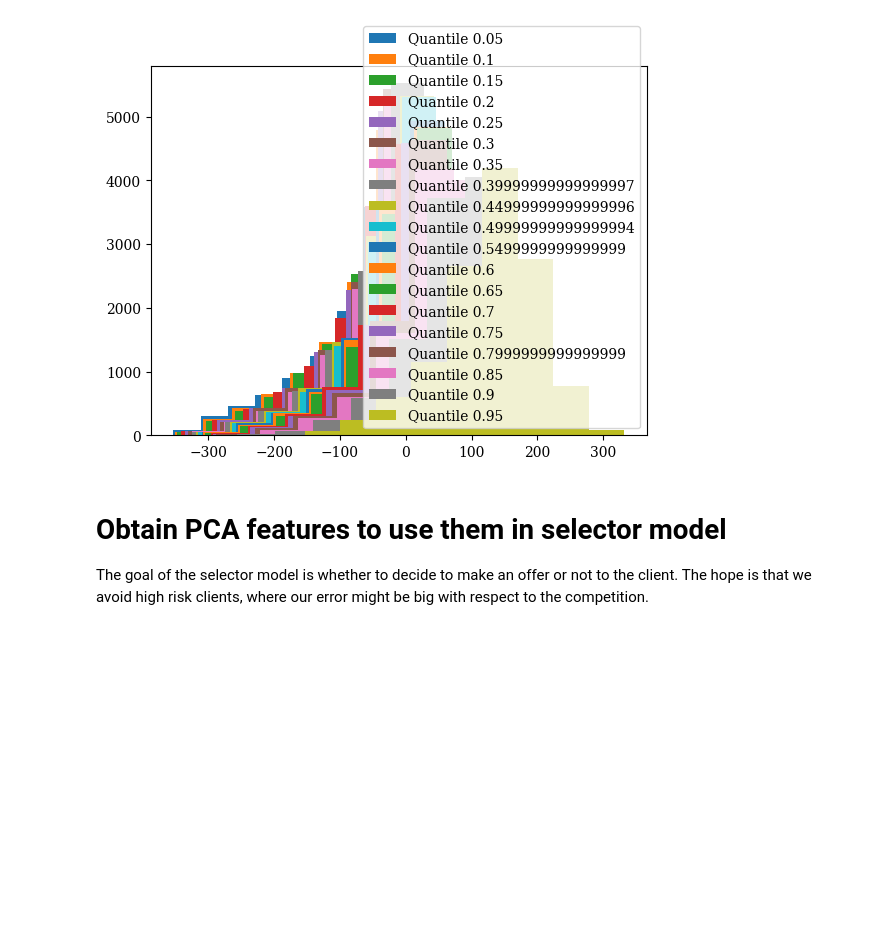
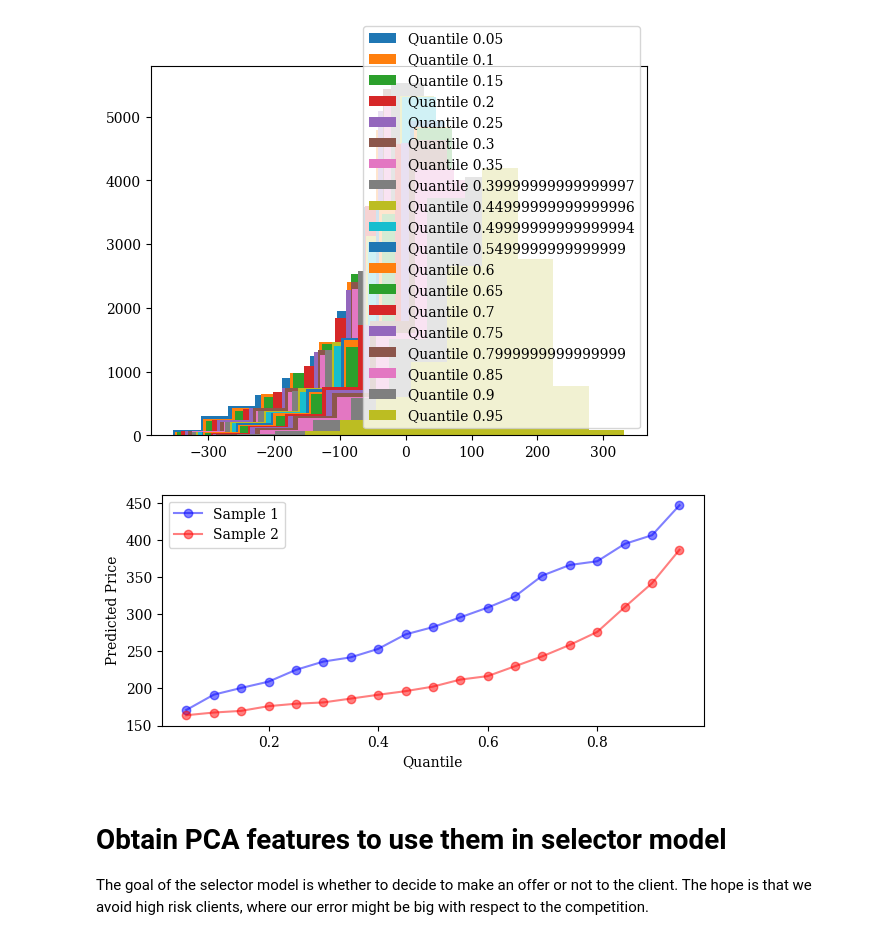
Before and after one commit to paa27/auto-insurance, a Jupyter notebook: notebooks/exploratory/exploratory_analysis_2.ipynb, the cells around one changed output. Cells and saved outputs as stored; diff of their text form; code cells hidden in the pictures; blank space fills up the shorter version.

```diff
--- a/notebooks/exploratory_analysis_2.ipynb
+++ b/notebooks/exploratory/exploratory_analysis_2.ipynb
@@ -211,6 +227,23 @@ ax.legend()
 # %% [output]
 <matplotlib.legend.Legend at 0x...>
 [figure]
+# %%
+
+predictions = {q: model_.predict(xgb.DMatrix(X_val))
+               for q, model_ in pricing_model.base_models.items()}
+quantiles = predictions.keys()
+predictions_sample_1 = np.array([predictions[q][2] for q in quantiles])
+predictions_sample_2 = np.array([predictions[q][1] for q in quantiles])
+
+f, ax = plt.subplots(figsize=(7, 3))
+ax.plot(quantiles, predictions_sample_1, alpha=0.5, label='Sample 1', marker='o', color='blue')
+ax.plot(quantiles, predictions_sample_2, alpha=0.5, label='Sample 2', marker='o', color='red')
+ax.set_xlabel('Quantile')
+ax.set_ylabel('Predicted Price')
+ax.legend()
+plt.show()
+# %% [output]
+[figure, added]
 # %% [markdown]
 # Obtain PCA features to use them in selector model
 
```
Also changed, not shown: parts of 18 cells of this notebook, 6 other files.
